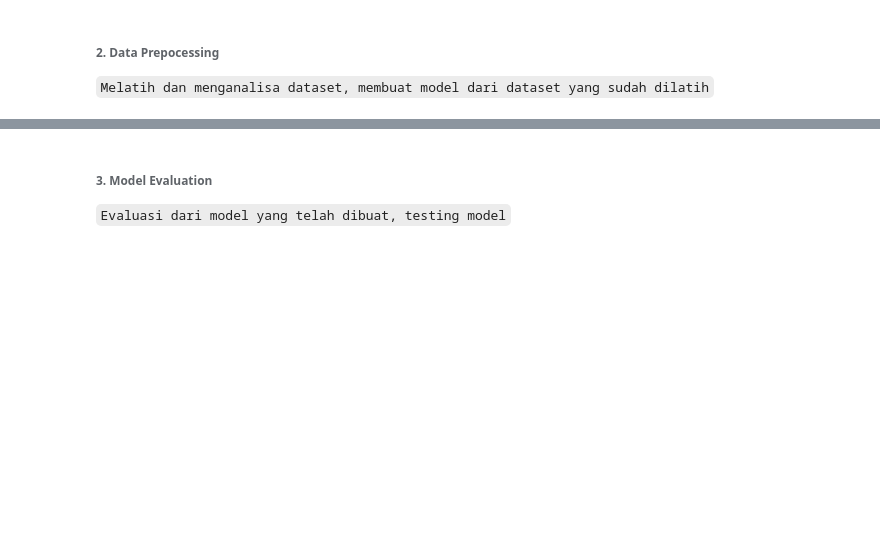
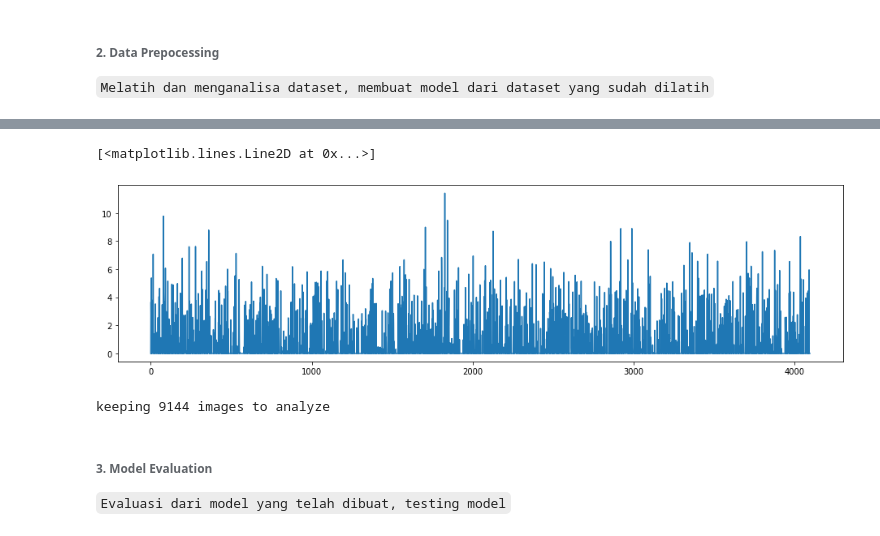
Before and after one commit to rasvanjaya21/animals-image-retrieval, a Jupyter notebook: code.ipynb, the cells around one changed output, grey strips where cells are left out. Saved outputs shown, nothing was run; the diff lists cells and outputs as text; code cells hidden in the pictures; blank space fills up the shorter version.

```diff
--- a/code.ipynb
+++ b/code.ipynb
@@ -18,0 +144,4 @@ ___
+# %%
+# init feature_extractor dari model VGG16 dan menampilkan summary
+feature_extractor = Model(inputs=model.input, outputs=model.get_layer("fc2").output)
+feature_extractor.summary()
@@ -18,0 +166,21 @@ ___
+# %%
+# menampilkan citra, ektraksi feature dan memvisualisasikan nya
+img, x = load_image("/tmp/dataset/Leopards/image_0019.jpg")
+feature = feature_extractor.predict(x)
+
+plt.figure(figsize=(16,4))
+plt.plot(feature[0])
+# %% [output]
+[<matplotlib.lines.Line2D at 0x...>]
+[figure, added]
+# %%
+# check total citra yang bisa di analisa
+images_path = "/tmp/dataset"
+image_extensions = ['.jpg', '.png', '.jpeg']   # case-insensitive (upper/lower doesn't matter)
+max_num_images = 10000
+
+images = [os.path.join(dp, f) for dp, dn, filenames in os.walk(images_path) for f in filenames if os.path.splitext(f)[1].lower() in image_extensions]
+
+print("terdapat %d citra yang bisa di analisa" % len(images))
+# %% [output]
+keeping 9144 images to analyze
```
Also changed, not shown: parts of 11 cells of this notebook.
